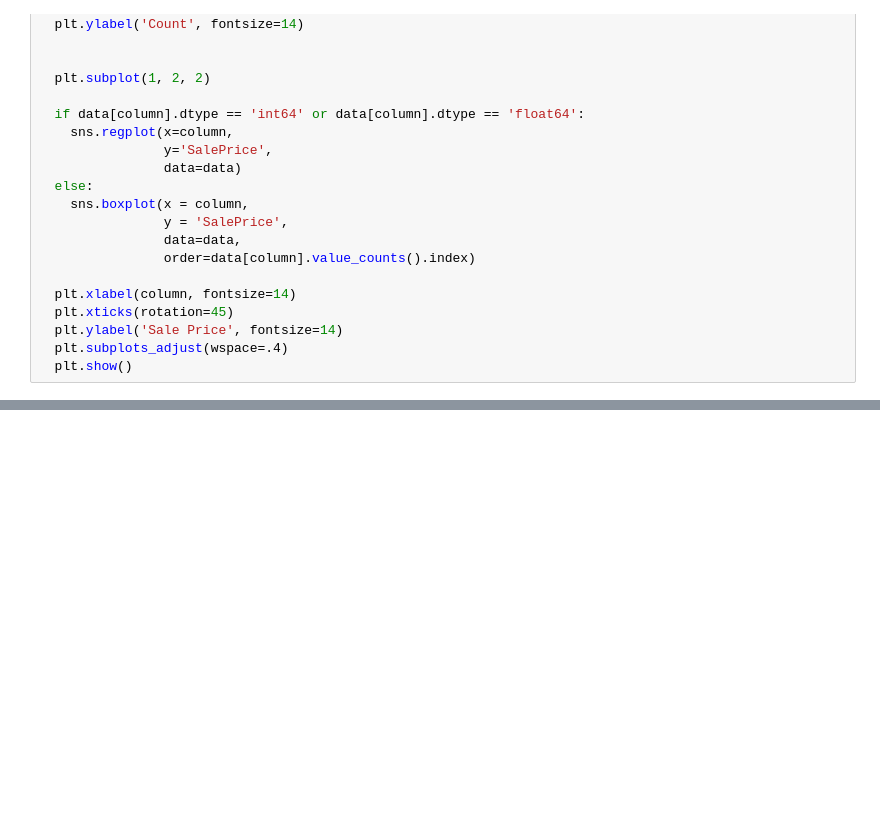
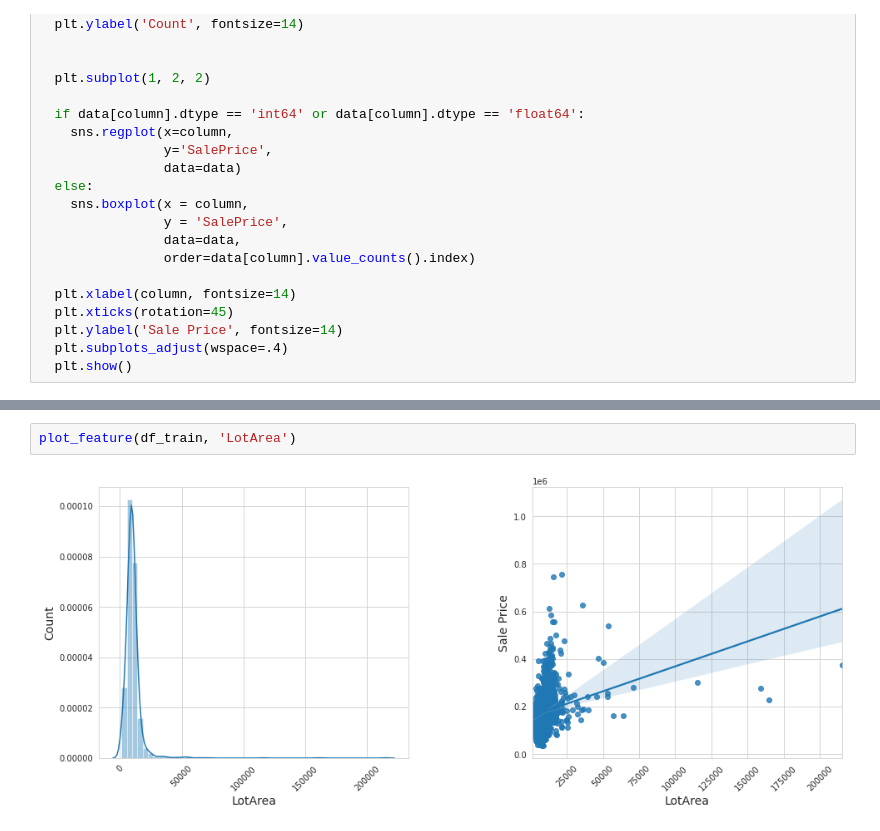
Before and after one commit to s-mushnoori/ames-housing, a Jupyter notebook: 01_EDA.ipynb, the cells around one changed output, grey strips where cells are left out. Cells and saved outputs as stored; diff of their text form; blank space fills up the shorter version.

```diff
--- a/01_EDA.ipynb
+++ b/01_EDA.ipynb
@@ -78,0 +83,4 @@ plot_feature(df_train, 'MSZoning')
+# %%
+plot_feature(df_train, 'LotArea')
+# %% [output]
+[figure, added]
```
Also changed, not shown: parts of 30 cells of this notebook.
